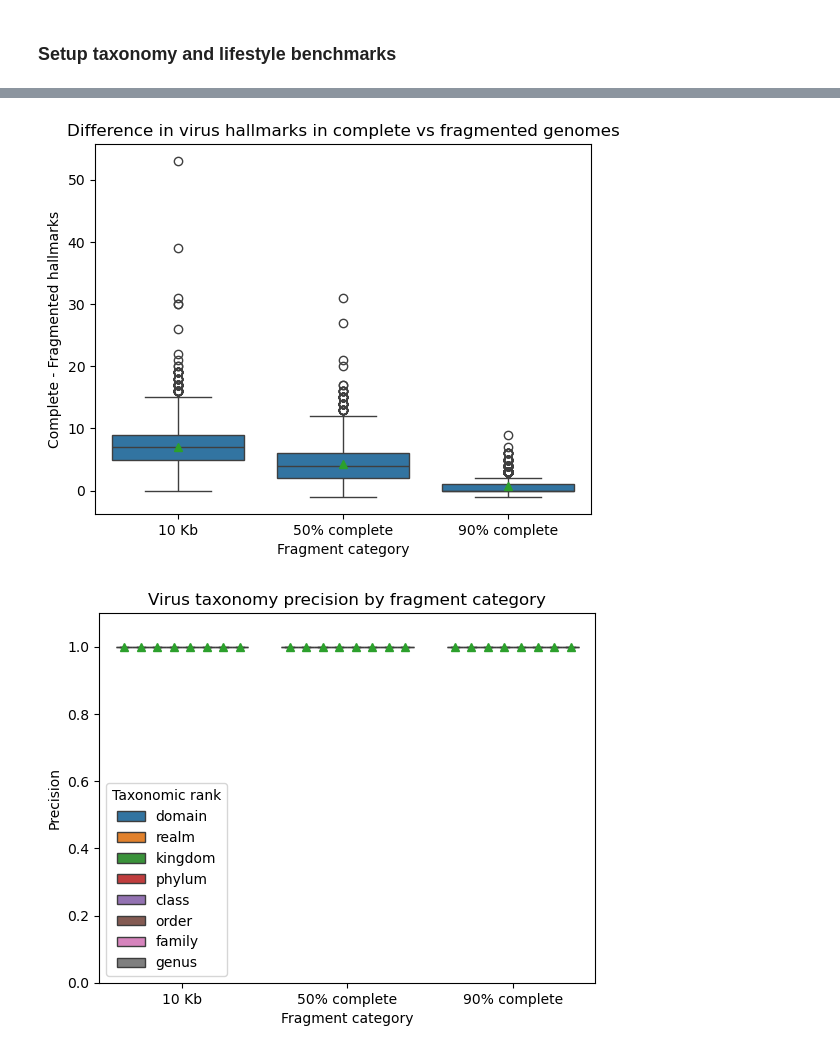
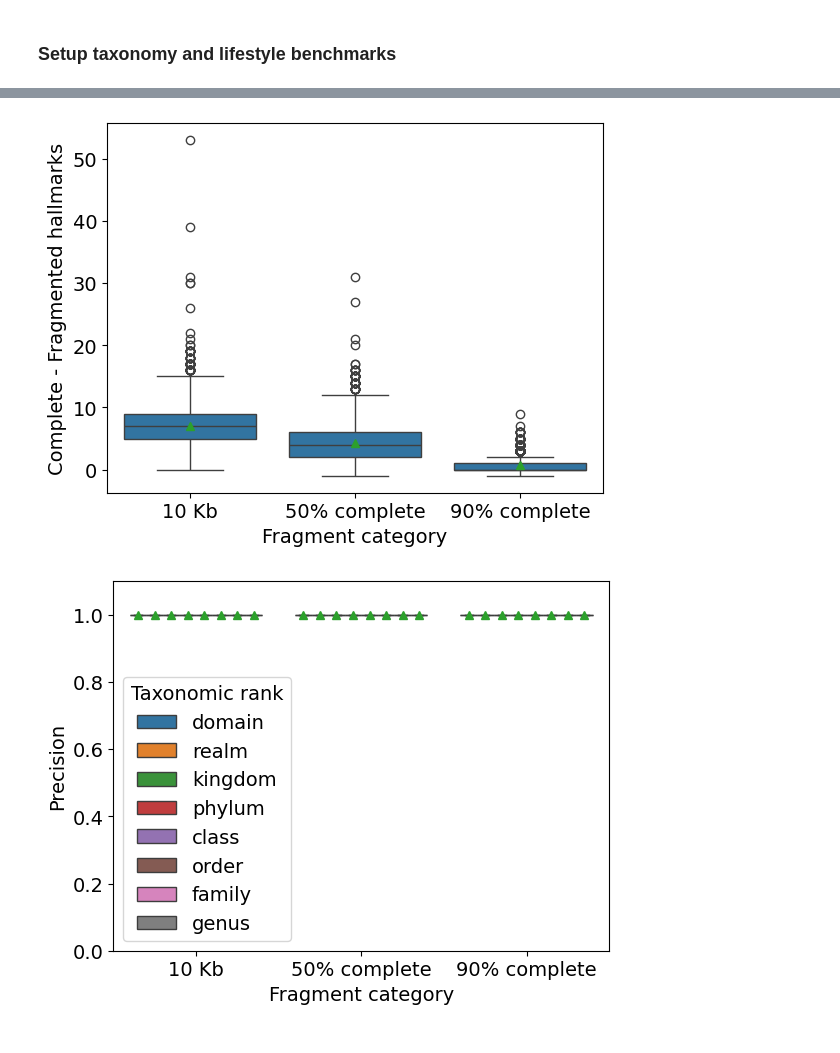
Before and after one commit to UHVDB/uhvdb-manuscript, a Jupyter notebook: figure_s2/figure_s2b.ipynb, the cells around one changed output, grey strips where cells are left out. Saved outputs shown, nothing was run; the diff lists cells and outputs as text; code cells hidden in the pictures.

Commit message:
Finalized figure S2 notebooks and data

```diff
--- a/figure_s2/figure_s2b.ipynb
+++ b/figure_s2/figure_s2b.ipynb
@@ -110,17 +110,17 @@ def extract_random_subsequences_percentage(input_fasta, output_fasta, X, percent
 # extract_random_subsequences("input.fasta", "output.fasta", 100)
 # %%
 ### create 5 replicates of 1000 random fragments containing 50% and 90% of each genome
-# !mkdir -p phage_fragments
+!mkdir -p phage_fragments
 
-# for i in [1, 2, 3, 4, 5]:
-#     for j in [1]:
-#         for N in [50, 90]:
-#             extract_random_subsequences_percentage(
-#                 f"complete_genomes/uhgv_complete_votu_reps_rand1000_{i}.fna.gz",
-#                 f"phage_fragments/uhgv_complete_votu_reps_rand1000_{i}_num{j}_len{N}.fa",
-#                 j,
-#                 N
-#             )
+for i in [1, 2, 3, 4, 5]:
+    for j in [1]:
+        for N in [50, 90]:
+            extract_random_subsequences_percentage(
+                f"complete_genomes/uhgv_complete_votu_reps_rand1000_{i}.fna.gz",
+                f"phage_fragments/uhgv_complete_votu_reps_rand1000_{i}_num{j}_len{N}.fa",
+                j,
+                N
+            )
 # %%
 %%bash
 ### run genomad on all fragments and complete genomes
@@ -212,6 +212,7 @@ import matplotlib.pyplot as plt
 import seaborn as sns
 
 sns.boxplot(data=ratio_plot.filter(pl.col('variable') == 'virus_score_ratio'), x='category', y='value', order=['10 Kb', '50% complete', '90% complete'])
-
+plt.rcParams.update({'font.size': 14})
+plt.show()
 # Takeaway: virus score is not very affected by fragmentation!
 # %% [output]
@@ -223,14 +223,14 @@ import matplotlib.pyplot as plt
 import seaborn as sns
 
 sns.boxplot(data=ratio_plot.filter(pl.col('variable') == 'n_hallmarks_diff'), showmeans=True, x='category', y='value', order=['10 Kb', '50% complete', '90% complete'])
-plt.title('Difference in virus hallmarks in complete vs fragmented genomes')
 plt.xlabel('Fragment category')
 plt.ylabel('Complete - Fragmented hallmarks')
+plt.rcParams.update({'font.size': 14})
 plt.show()
 
 # Takeaway: fragmentation reduces the number of detected virus hallmarks (difference is higher for more severe fragmentation)
 # %% [output]
-[figure, old version]
+[figure, new version]
 # %%
 ### Load taxonomy results for fragmented viruses
 import polars as pl
@@ -336,20 +336,20 @@ for level in ['domain', 'realm', 'kingdom', 'phylum', 'class', 'order', 'family'
 # %%
 ### plot precision at different taxonomic levels and fragment categories
 import matplotlib.pyplot as plt
 import seaborn as sns
 
 prec_recall_df = pl.DataFrame(tax_analysis_lst)
 
 sns.boxplot(data=prec_recall_df, x='cat', y='precision', hue='Taxonomic rank', showmeans=True)
 plt.gca().set_ylim(0, 1.1)
-plt.title('Virus taxonomy precision by fragment category')
 plt.xlabel('Fragment category')
 plt.ylabel('Precision')
+plt.rcParams.update({'font.size': 14})
 plt.show()
 
 # Takeaway: precision is generally high across all taxonomic levels and fragment categories
 # %% [output]
-[figure, old version]
+[figure, new version]
 # %%
 ### plot reall at different taxonomic levels and fragment categories
 prec_recall_df = pl.DataFrame(tax_analysis_lst)
```
Also changed, not shown: parts of 9 cells of this notebook, 4 other files.
